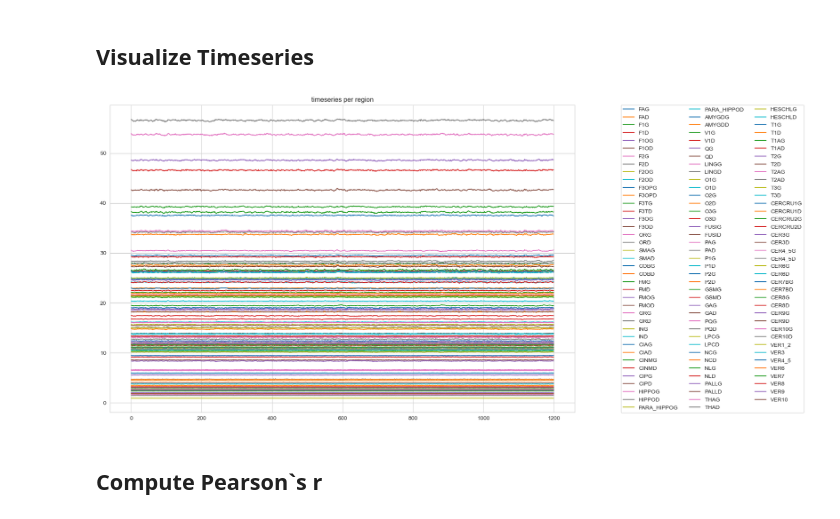
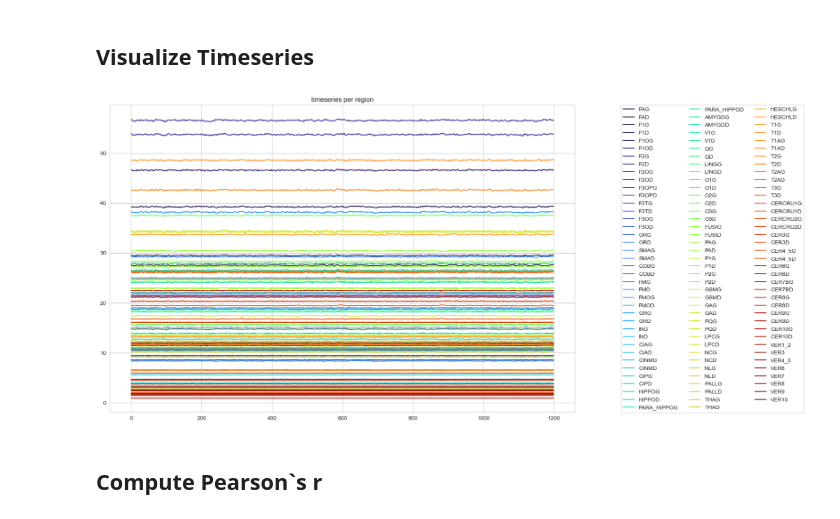
Before and after one commit to lukasbehammer/Clustering-of-HCP-Unrelated-100-Subjects-by-ROI-Correlations-in-Resting-State, a Jupyter notebook: Clustering of HCP Unrelated 100 Subjects by ROI-Correlations in Resting State.ipynb, the cells around one changed output. Saved outputs shown, nothing was run; the diff lists cells and outputs as text; code cells hidden in the pictures.

```diff
--- a/Clustering of HCP Unrelated 100 Subjects by ROI-Correlations in Resting State.ipynb
+++ b/Clustering of HCP Unrelated 100 Subjects by ROI-Correlations in Resting State.ipynb
@@ -143,12 +193,12 @@ axs[1, 2].set_ylabel("back-front");
 # %%
 # plot the patients timeseries
-timeseries = all_timeseries[patient_num]
 fig, ax = plt.subplots(figsize=(15,10))
-ax.plot(timeseries[:, :])
+for region_num in range(regions_n):
+    ax.plot(timeseries[:, region_num], color=colors[region_num])
 ax.set_title("timeseries per region")
 ax.legend(region_labels[:, 0], bbox_to_anchor=(1.5, 0.5), loc="right", ncols=3);
 # %% [output]
-[figure, old version]
+[figure, new version]
 # %% [markdown]
 ## Compute Pearson`s r
 # %%
```
Also changed, not shown: parts of 13 cells of this notebook, 2 other files.
